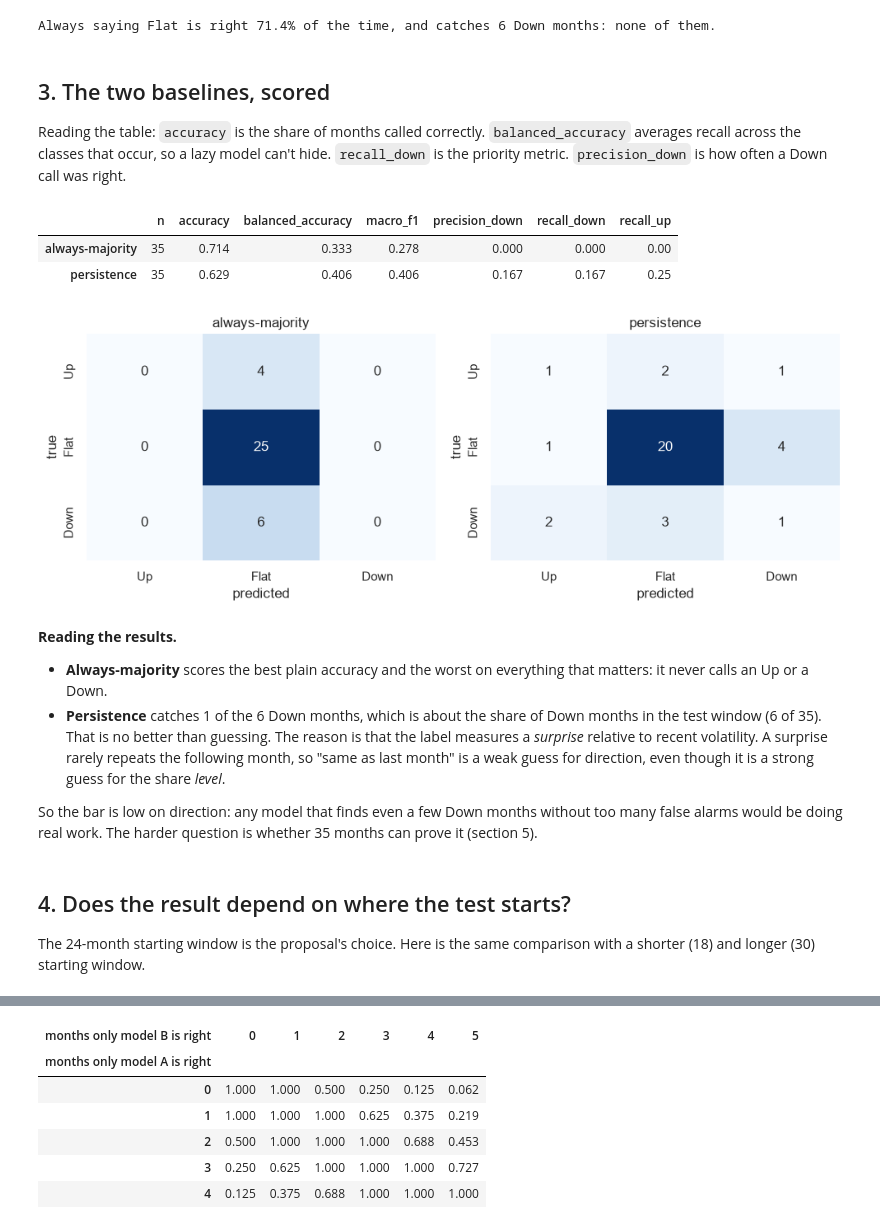
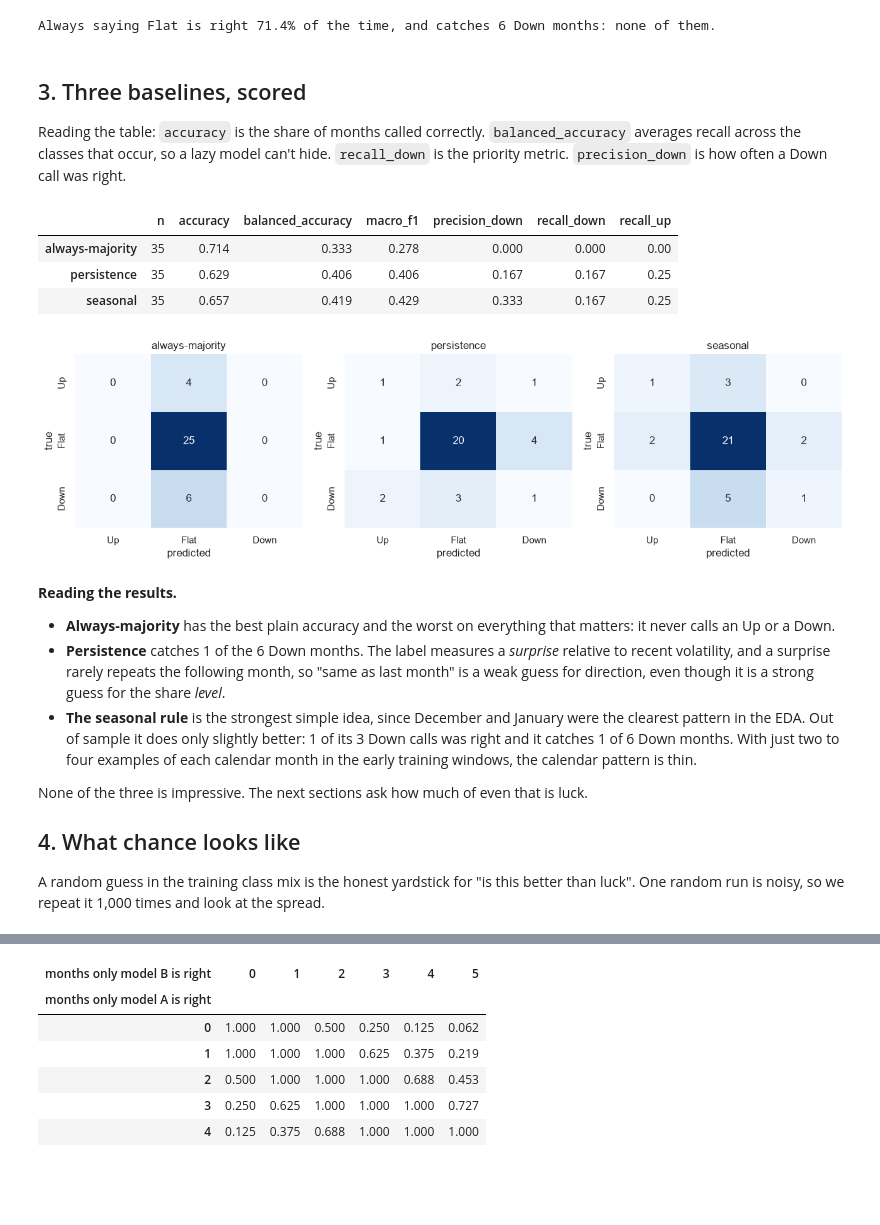
Before and after one commit to tus2014ar/oa-market-intelligence-system, a Jupyter notebook: notebooks/04_evaluation_and_baselines.ipynb, the cells around one changed output, grey strips where cells are left out. Drawn from its saved outputs; the diff is of its cells as text; code cells hidden in the pictures; blank space fills up the shorter version.

```diff
--- a/notebooks/04_evaluation_and_baselines.ipynb
+++ b/notebooks/04_evaluation_and_baselines.ipynb
@@ -23,9 +26,11 @@ from sqlalchemy import create_engine
 
 from oa_market_intelligence.features.monthly import (
     compute_monthly_features, load_monthly_gold, model_ready_monthly)
-from oa_market_intelligence.modeling.baselines import MajorityClassBaseline, PersistenceBaseline
+from oa_market_intelligence.modeling.baselines import (
+    MajorityClassBaseline, PersistenceBaseline, SeasonalBaseline, StratifiedRandomBaseline)
 from oa_market_intelligence.modeling.evaluation import (
-    CLASSES, DEFAULT_MIN_TRAIN, compare_models, confusion, mcnemar_exact, score_table)
+    CLASSES, DEFAULT_MIN_TRAIN, bootstrap_difference, bootstrap_scores, compare_models,
+    confusion, mcnemar_exact, score_table, simulate_scores)
 
 sns.set_theme(style="whitegrid")
 pd.set_option("display.width", 140)
@@ -35,7 +40,8 @@ gold = load_monthly_gold(engine)
 features = compute_monthly_features(gold)
 ready = model_ready_monthly(features)
 
-BASELINES = {"always-majority": MajorityClassBaseline, "persistence": PersistenceBaseline}
+BASELINES = {"always-majority": MajorityClassBaseline, "persistence": PersistenceBaseline,
+             "seasonal": SeasonalBaseline}
 print(f"{len(gold)} months in Gold; {len(ready)} are model-ready "
       f"({ready.index[0]} to {ready.index[-1]}); {ready.shape[1] - 1} features")
 # %% [output]
@@ -88,7 +94,7 @@ print(f"Always saying Flat is right {truth['Flat'] / truth.sum():.1%} of the tim
 [figure]
 Always saying Flat is right 71.4% of the time, and catches 6 Down months: none of them.
 # %% [markdown]
-## 3. The two baselines, scored
+## 3. Three baselines, scored
 
 Reading the table: `accuracy` is the share of months called correctly. `balanced_accuracy` averages recall across the classes that occur, so a lazy model can't hide. `recall_down` is the priority metric. `precision_down` is how often a Down call was right.
 # %%
@@ -100,24 +106,26 @@ scores.round(3)
 |  | n | accuracy | balanced_accuracy | macro_f1 | precision_down | recall_down | recall_up |
 | always-majority | 35 | 0.714 | 0.333 | 0.278 | 0.000 | 0.000 | 0.00 |
 | persistence | 35 | 0.629 | 0.406 | 0.406 | 0.167 | 0.167 | 0.25 |
+| seasonal | 35 | 0.657 | 0.419 | 0.429 | 0.333 | 0.167 | 0.25 |
 # %%
-fig, axes = plt.subplots(1, 2, figsize=(10, 3.8))
+fig, axes = plt.subplots(1, 3, figsize=(13, 3.8))
 for ax, name in zip(axes, BASELINES):
     sns.heatmap(confusion(predictions["y_true"], predictions[name]), annot=True, fmt="d", cbar=False,
                 cmap="Blues", ax=ax)
     ax.set_title(name)
 plt.tight_layout()
 plt.show()
 # %% [output]
-[figure, old version]
+[figure, new version]
 # %% [markdown]
 **Reading the results.**
 
-- **Always-majority** scores the best plain accuracy and the worst on everything that matters: it never calls an Up or a Down.
-- **Persistence** catches 1 of the 6 Down months, which is about the share of Down months in the test window (6 of 35). That is no better than guessing. The reason is that the label measures a *surprise* relative to recent volatility. A surprise rarely repeats the following month, so "same as last month" is a weak guess for direction, even though it is a strong guess for the share *level*.
+- **Always-majority** has the best plain accuracy and the worst on everything that matters: it never calls an Up or a Down.
+- **Persistence** catches 1 of the 6 Down months. The label measures a *surprise* relative to recent volatility, and a surprise rarely repeats the following month, so "same as last month" is a weak guess for direction, even though it is a strong guess for the share *level*.
+- **The seasonal rule** is the strongest simple idea, since December and January were the clearest pattern in the EDA. Out of sample it does only slightly better: 1 of its 3 Down calls was right and it catches 1 of 6 Down months. With just two to four examples of each calendar month in the early training windows, the calendar pattern is thin.
 
-So the bar is low on direction: any model that finds even a few Down months without too many false alarms would be doing real work. The harder question is whether 35 months can prove it (section 5).
+None of the three is impressive. The next sections ask how much of even that is luck.
+
+## 4. What chance looks like
+
+A random guess in the training class mix is the honest yardstick for "is this better than luck". One random run is noisy, so we repeat it 1,000 times and look at the spread.
-# %% [markdown]
-## 4. Does the result depend on where the test starts?
-
-The 24-month starting window is the proposal's choice. Here is the same comparison with a shorter (18) and longer (30) starting window.
```
Also changed, not shown: parts of 14 cells of this notebook, 8 other files.
